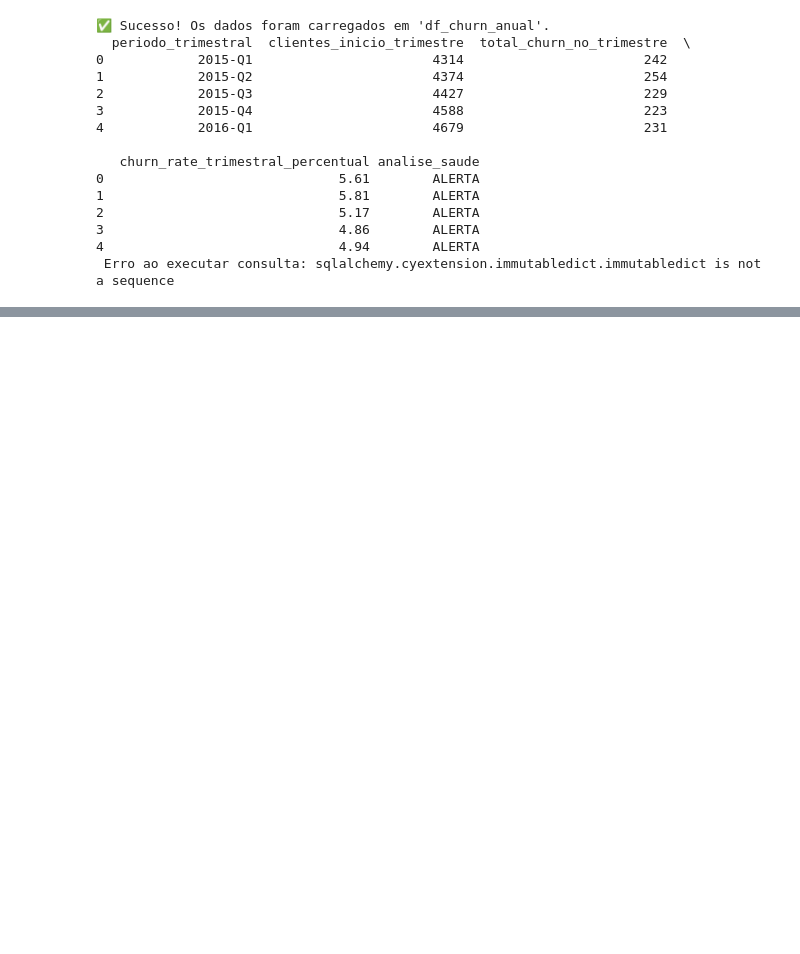
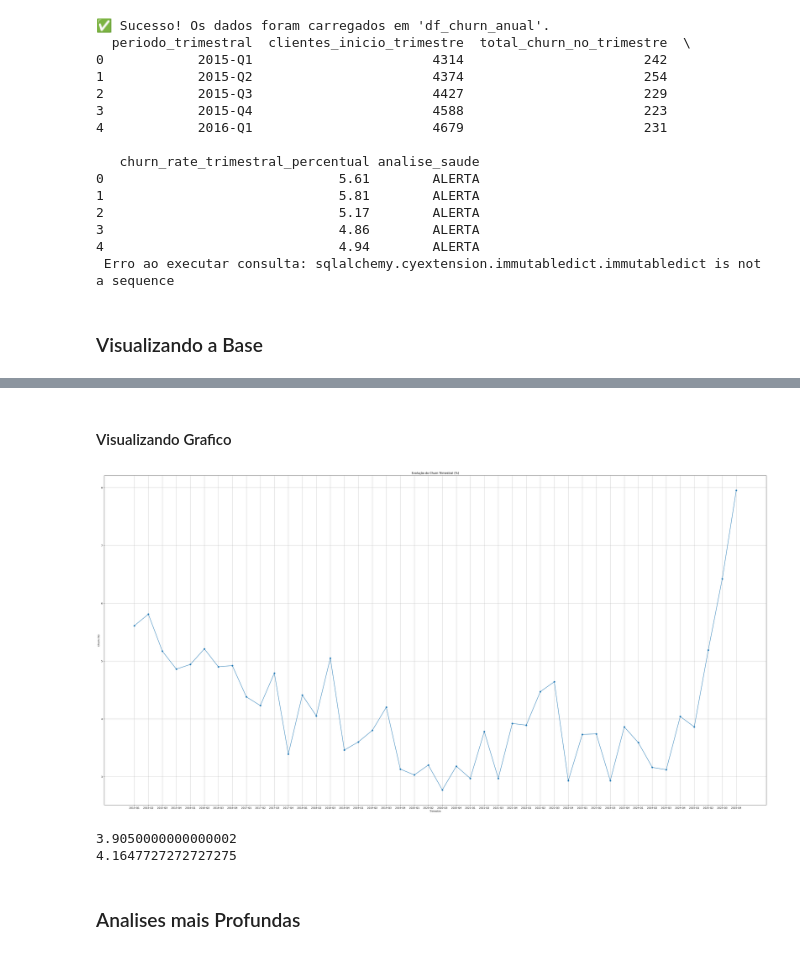
Before and after one commit to fabiopimentel21/customer-retention-analytics, a Jupyter notebook: analise-chunr-clientes/churn-clientes-trimestral.ipynb, the cells around one changed output, grey strips where cells are left out. Saved outputs shown, nothing was run; the diff lists cells and outputs as text; code cells hidden in the pictures; blank space fills up the shorter version.

Commit message:
anakise trimestral-02

```diff
--- a/analise-chunr-clientes/churn-clientes-trimestral.ipynb
+++ b/analise-chunr-clientes/churn-clientes-trimestral.ipynb
@@ -173,6 +173,8 @@ except Exception as e:
 3                              4.86        ALERTA
 4                              4.94        ALERTA
  Erro ao executar consulta: sqlalchemy.cyextension.immutabledict.immutabledict is not a sequence
+# %% [markdown]
+### Visualizando a Base
 # %%
 df_churn_trimestral
 # %% [output]
@@ -193,3 +195,35 @@ df_churn_trimestral
 | 41 | 2025-Q2 | 9634 | 500 | 5.19 | ALERTA |
 | 42 | 2025-Q3 | 9428 | 605 | 6.42 | CRÍTICO (>6%) |
 | 43 | 2025-Q4 | 9065 | 721 | 7.95 | CRÍTICO (>6%) |
+# %% [markdown]
+#### Visualizando Grafico
+# %%
+import pandas as pd
+
+plt.figure(figsize=(50,25))
+
+plt.plot(
+    df_churn_trimestral["periodo_trimestral"],
+    df_churn_trimestral["churn_rate_trimestral_percentual"],
+    marker="o"
+)
+
+plt.title("Evolução do Churn Trimestral (%)")
+plt.xlabel("Trimestre")
+plt.ylabel("Churn (%)")
+plt.grid(True)
+
+plt.show()
+# %% [output]
+[figure, added]
+# %%
+# Média e Mediana
+media_trimestral = df_churn_trimestral['churn_rate_trimestral_percentual'].mean()
+mediana_trimestral = df_churn_trimestral['churn_rate_trimestral_percentual'].median()
+print(mediana_trimestral)
+print(media_trimestral)
+# %% [output]
+3.9050000000000002
+4.1647727272727275
+# %% [markdown]
+### Analises mais Profundas
```
Also changed, not shown: parts of 1 cell of this notebook, 2 other files.
